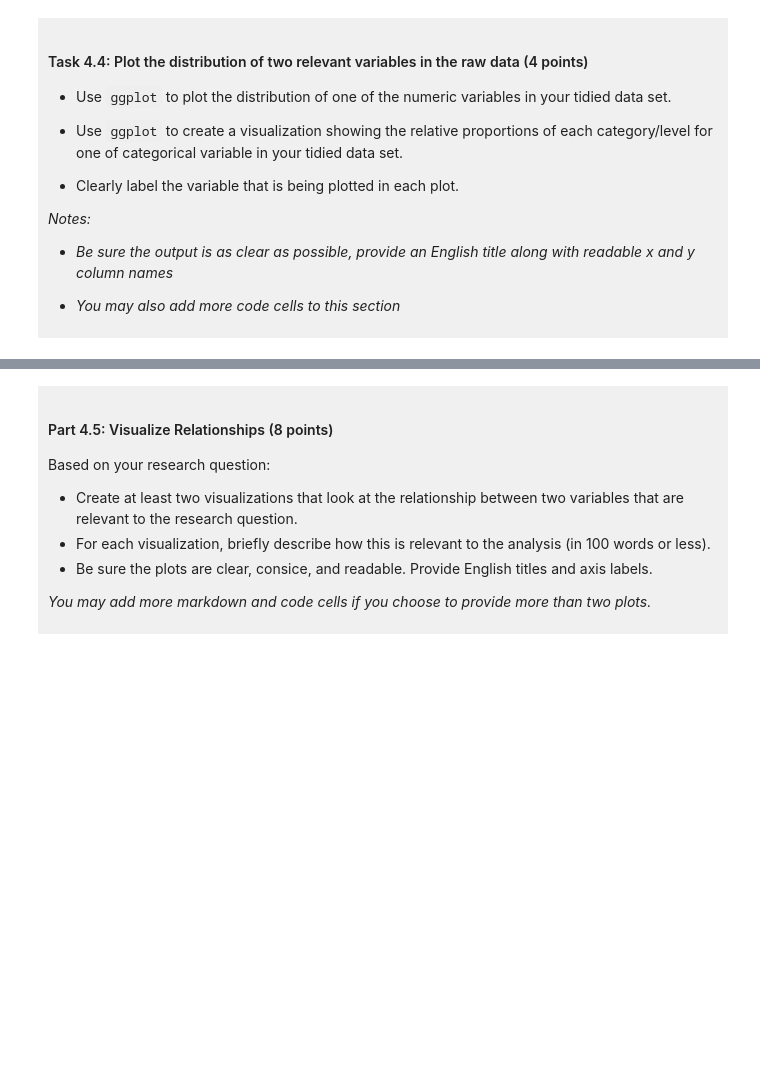
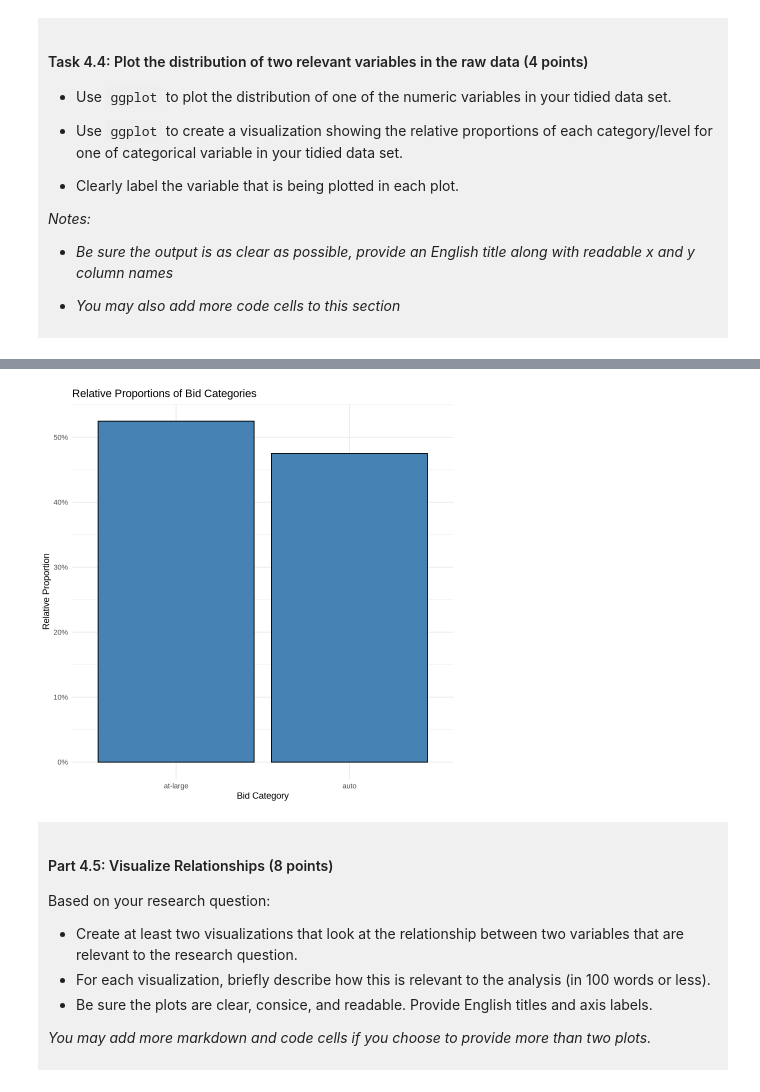
Before and after one commit to Haowei-Ning/deci-100-project-Haowei-Ning, a Jupyter notebook: dsci-100-project-notebook.ipynb, the cells around one changed output, grey strips where cells are left out. Saved outputs shown, nothing was run; the diff lists cells and outputs as text; code cells hidden in the pictures; blank space fills up the shorter version.

```diff
--- a/dsci-100-project-notebook.ipynb
+++ b/dsci-100-project-notebook.ipynb
@@ -297,5 +352,17 @@ You will refine your research question (if needed) and produce a tidy data set.
 # %%
-### EDIT THIS CODE CELL FOR PLOT 2 ###
+# Plot 2: Relative proportions of bid categories
+ggplot(basketball_clean, aes(x = bid)) +
+  geom_bar(aes(y = after_stat(count / sum(count))),
+           fill = "steelblue", color = "black") +
+  labs(
+    title = "Relative Proportions of Bid Categories",
+    x = "Bid Category",
+    y = "Relative Proportion"
+  ) +
+  scale_y_continuous(labels = scales::percent) +
+  theme_minimal()
+# %% [output]
+[figure, added]
 # %% [markdown]
 <div style="background-color: #f0f0f0; padding: 10px;">
 
```
Also changed, not shown: parts of 10 cells of this notebook.
